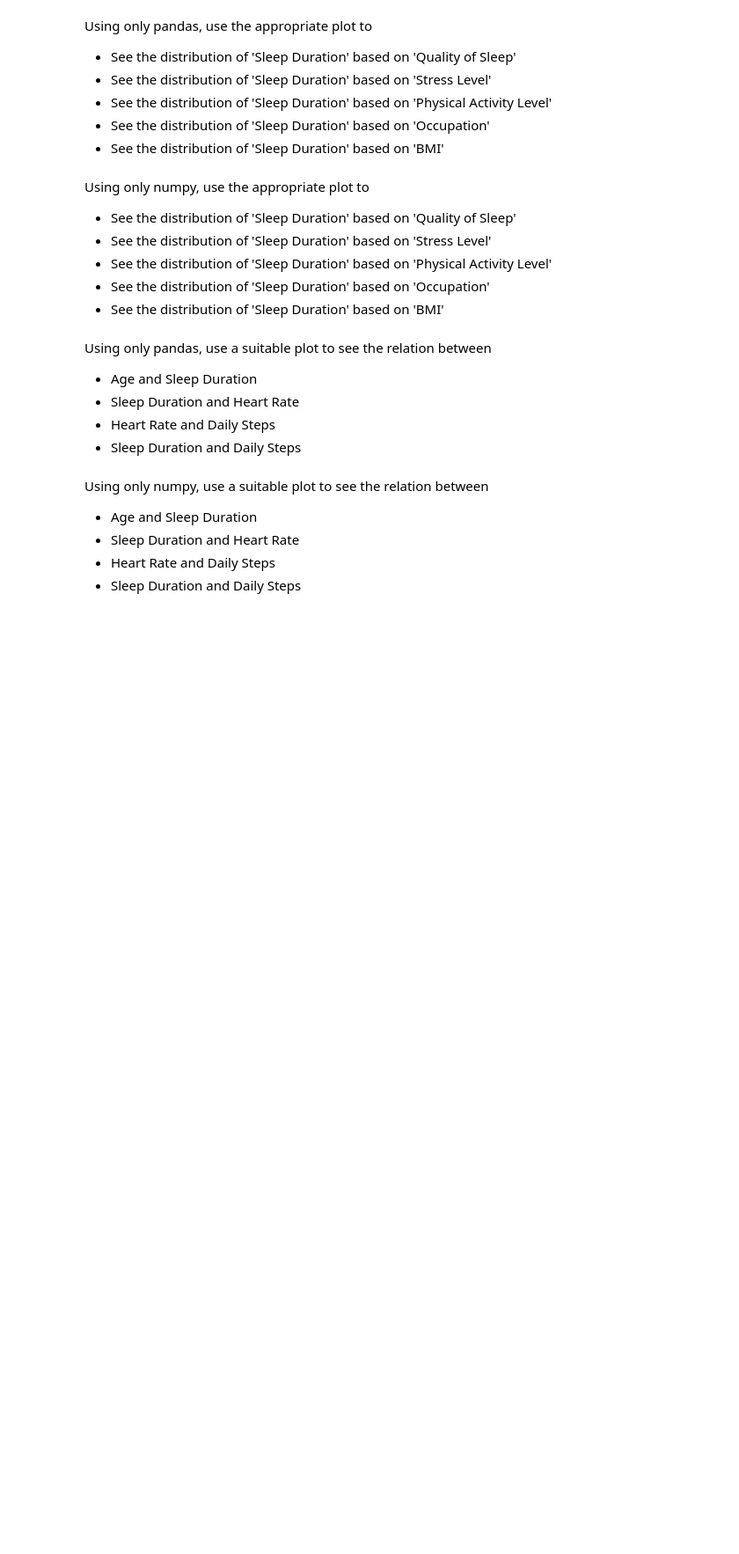
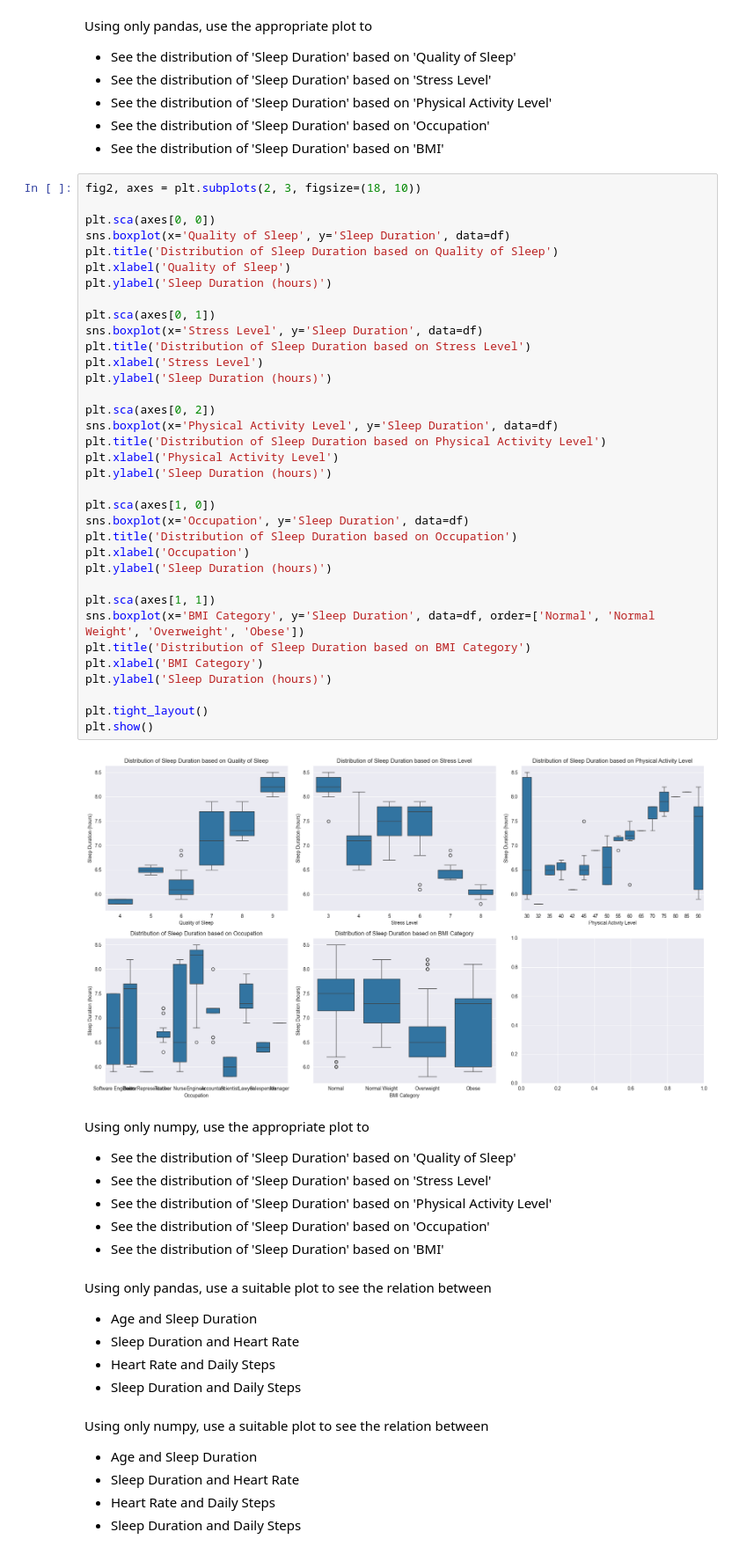
Before and after one commit to charlesyifanli/python_and_data, a Jupyter notebook: 2609_numpy/aim03.ipynb, the cells around one changed output. Shown: that part at 88% size. Cells and saved outputs as stored; diff of their text form; blank space fills up the shorter version.

```diff
--- a/2609_numpy/aim03.ipynb
+++ b/2609_numpy/aim03.ipynb
@@ -127,6 +139,43 @@ Using only pandas, use the appropriate plot to
 - See the distribution of 'Sleep Duration' based on 'Physical Activity Level'
 - See the distribution of 'Sleep Duration' based on 'Occupation'
 - See the distribution of 'Sleep Duration' based on 'BMI'
+# %%
+fig2, axes = plt.subplots(2, 3, figsize=(18, 10))
+
+plt.sca(axes[0, 0])
+sns.boxplot(x='Quality of Sleep', y='Sleep Duration', data=df)
+plt.title('Distribution of Sleep Duration based on Quality of Sleep')
+plt.xlabel('Quality of Sleep')
+plt.ylabel('Sleep Duration (hours)')
+
+plt.sca(axes[0, 1])
+sns.boxplot(x='Stress Level', y='Sleep Duration', data=df)
+plt.title('Distribution of Sleep Duration based on Stress Level')
+plt.xlabel('Stress Level')
+plt.ylabel('Sleep Duration (hours)')
+
+plt.sca(axes[0, 2])
+sns.boxplot(x='Physical Activity Level', y='Sleep Duration', data=df)
+plt.title('Distribution of Sleep Duration based on Physical Activity Level')
+plt.xlabel('Physical Activity Level')
+plt.ylabel('Sleep Duration (hours)')
+
+plt.sca(axes[1, 0])
+sns.boxplot(x='Occupation', y='Sleep Duration', data=df)
+plt.title('Distribution of Sleep Duration based on Occupation')
+plt.xlabel('Occupation')
+plt.ylabel('Sleep Duration (hours)')
+
+plt.sca(axes[1, 1])
+sns.boxplot(x='BMI Category', y='Sleep Duration', data=df, order=['Normal', 'Normal Weight', 'Overweight', 'Obese'])
+plt.title('Distribution of Sleep Duration based on BMI Category')
+plt.xlabel('BMI Category')
+plt.ylabel('Sleep Duration (hours)')
+
+plt.tight_layout()
+plt.show()
+# %% [output]
+[figure, added]
 # %% [markdown]
 Using only numpy, use the appropriate plot to
 - See the distribution of 'Sleep Duration' based on 'Quality of Sleep'
```
Also changed, not shown: parts of 3 cells of this notebook.
